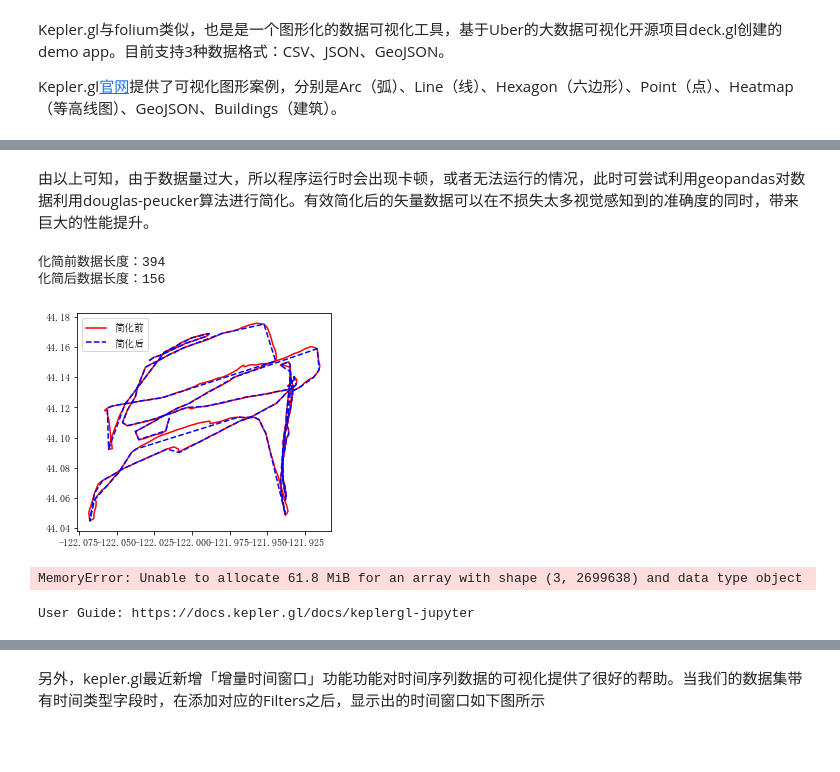
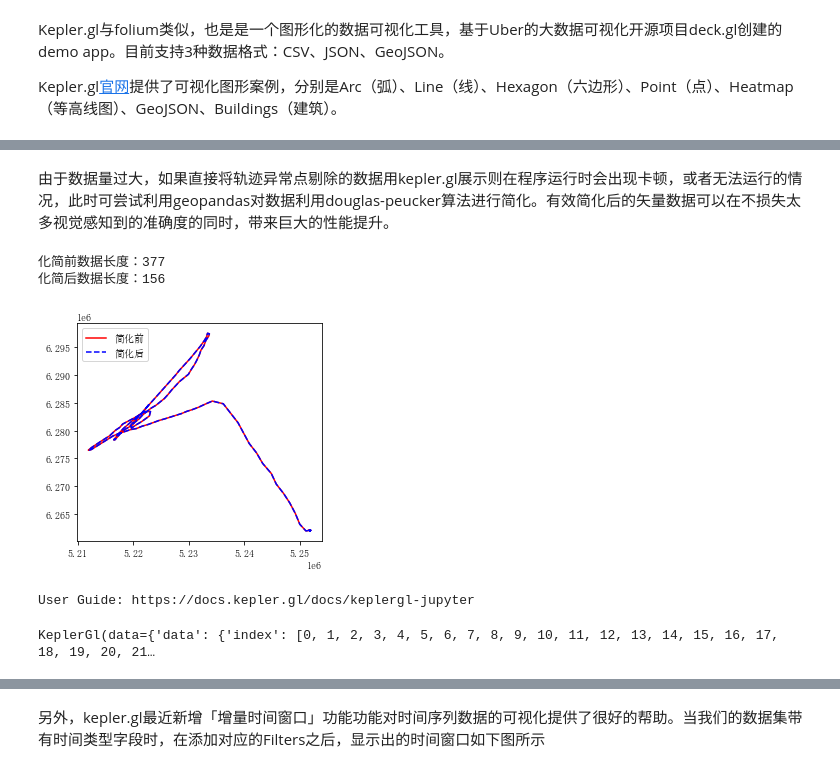
Before and after one commit to datawhalechina/team-learning-data-mining, a Jupyter notebook: wisdomOcean/Task1 地理数据分析常用工具.ipynb, the cells around one changed output, grey strips where cells are left out. Cells and saved outputs as stored; diff of their text form; code cells hidden in the pictures; blank space fills up the shorter version.

```diff
--- a/wisdomOcean/Task1 地理数据分析常用工具.ipynb
+++ b/wisdomOcean/Task1 地理数据分析常用工具.ipynb
@@ -383,2 +465,2 @@ def reformat_strtime(time_str=None, START_YEAR="2019"):
 # %%
-df=get_data(r'D:\WORK_DATA_F\jupyter_notebook\2020数字中国创新大赛-智慧海洋建设\数据集\hy_round1_train_20200102','train')
+df=get_data(r'hy_round1_train_20200102','train')
@@ -386,0 +467,4 @@ df=transform_xy2lonlat(df)
+# %%
+df=transform_xy2lonlat(df)
+df['time']=df['time'].apply(reformat_strtime)
+df['time']=df['time'].apply(lambda x: datetime.strptime(x,'%Y-%m-%d %H:%M:%S'))
@@ -387,27 +489,27 @@ df=transform_xy2lonlat(df)
 # %% [markdown]
-由以上可知，由于数据量过大，所以程序运行时会出现卡顿，或者无法运行的情况，此时可尝试利用geopandas对数据利用douglas-peucker算法进行简化。有效简化后的矢量数据可以在不损失太多视觉感知到的准确度的同时，带来巨大的性能提升。
+由于数据量过大，如果直接将轨迹异常点剔除的数据用kepler.gl展示则在程序运行时会出现卡顿，或者无法运行的情况，此时可尝试利用geopandas对数据利用douglas-peucker算法进行简化。有效简化后的矢量数据可以在不损失太多视觉感知到的准确度的同时，带来巨大的性能提升。
 # %%
 #douglas-peucker案例，由该案例可以看出针对相同ID的轨迹，可以先用geopandas将其进行简化和数据压缩
-line= shapely.geometry.LineString(np.array(df[df['ID']=='6'][['lon','lat']]))
+line= shapely.geometry.LineString(np.array(df[df['ID']=='11'][['lon','lat']]))
 ax=gpd.GeoSeries([line]).plot(color='red')
-ax = gpd.GeoSeries([line]).simplify(tolerance=0.005).plot(color='blue',
+ax = gpd.GeoSeries([line]).simplify(tolerance=0.000000001).plot(color='blue',
                                                         ax=ax,
                                                         linestyle='--')
 LegendElement = [plt.Line2D([], [], color='red', label='简化前'),
                  plt.Line2D([], [], color='blue', linestyle='--', label='简化后')]
 
 # 将制作好的图例映射对象列表导入legend()中，并配置相关参数
 ax.legend(handles = LegendElement,
           loc='upper left',
           fontsize=10)
-# ax.set_ylim((-2.5, 1))
+# ax.set_ylim((-2.1, 1))
 # ax.axis('off')
 print('化简前数据长度：'+str(len(np.array(gpd.GeoSeries([line])[0]))))
-print('化简后数据长度：'+str(len(np.array(gpd.GeoSeries([line]).simplify(tolerance=0.01)[0]))))
+print('化简后数据长度：'+str(len(np.array(gpd.GeoSeries([line]).simplify(tolerance=0.000000001)[0]))))
 # %% [output]
-化简前数据长度：394
+化简前数据长度：377
 化简后数据长度：156
-[figure, old version]
+[figure, new version]
 # %%
 #定义数据简化函数。即通过shapely库将经纬度转换成LineString格式
 #然后放入GeoSeries数据结构中并进行简化，最后再将所有数据放入GeoDataFrame中
@@ -423,6 +525,2 @@ def simplify_dataframe(df):
         line_list.append(line_dict)
     return gpd.GeoDataFrame(line_list)
-# %%
-df_gpd=simplify_dataframe(df)
-# %% [output]
-MemoryError: Unable to allocate 61.8 MiB for an array with shape (3, 2699638) and data type object
@@ -429,6 +531,8 @@ MemoryError: Unable to allocate 61.8 MiB for an array with shape (3, 2699638) an
 # %%
 map1=KeplerGl(height=800)#zoom_start与这个height类似，表示地图的缩放程度
-map1.add_data(data=df_gpd,name='data')
-#当运行该代码后，下面会有一个使用说明的链接，可以根据该链接进行学习参考
+map1.add_data(data=df_gpd_change,name='data')
+#当运行该代码后，下面会有一个kepler.gl使用说明的链接，可以根据该链接进行学习参考
+map1
 # %% [output]
 User Guide: https://docs.kepler.gl/docs/keplergl-jupyter
+KeplerGl(data={'data': {'index': [0, 1, 2, 3, 4, 5, 6, 7, 8, 9, 10, 11, 12, 13, 14, 15, 16, 17, 18, 19, 20, 21…
```
Also changed, not shown: parts of 17 cells of this notebook.
